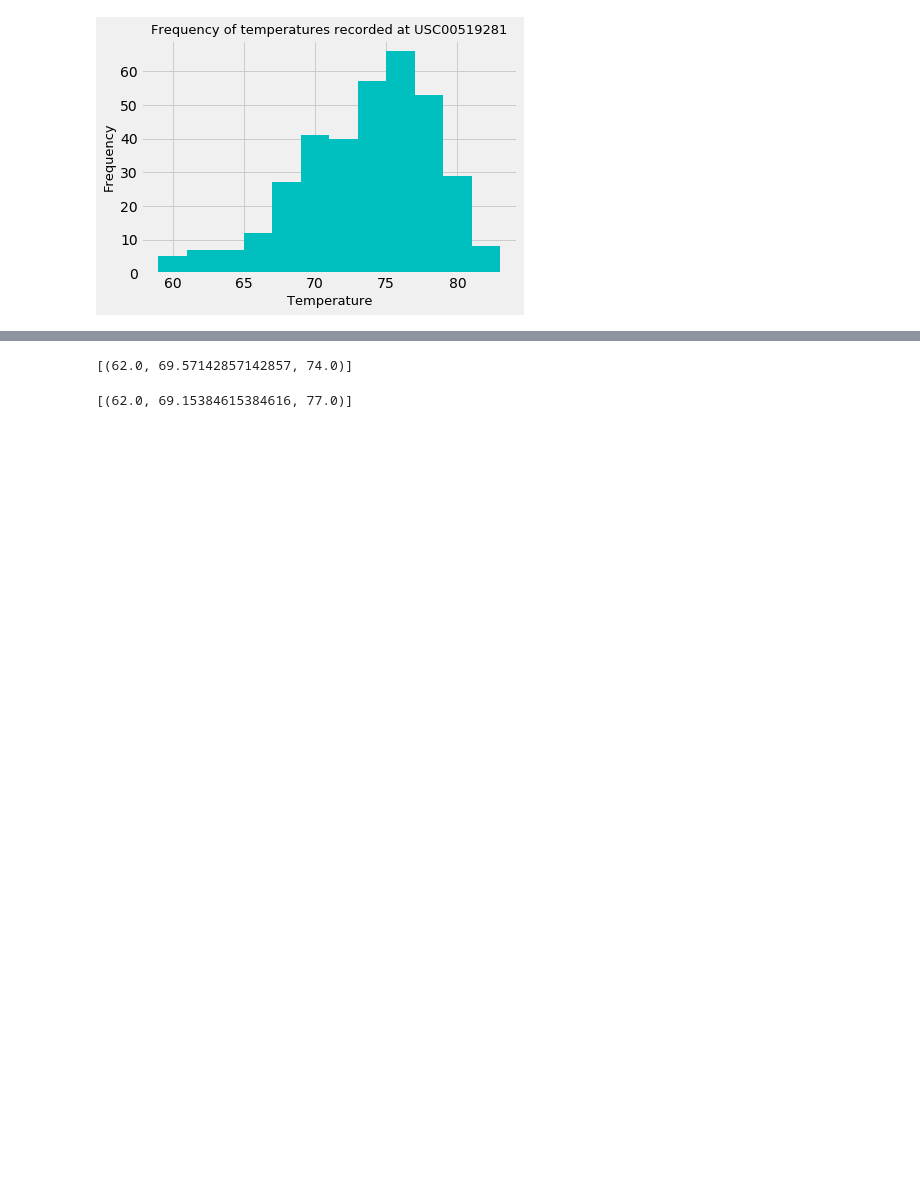
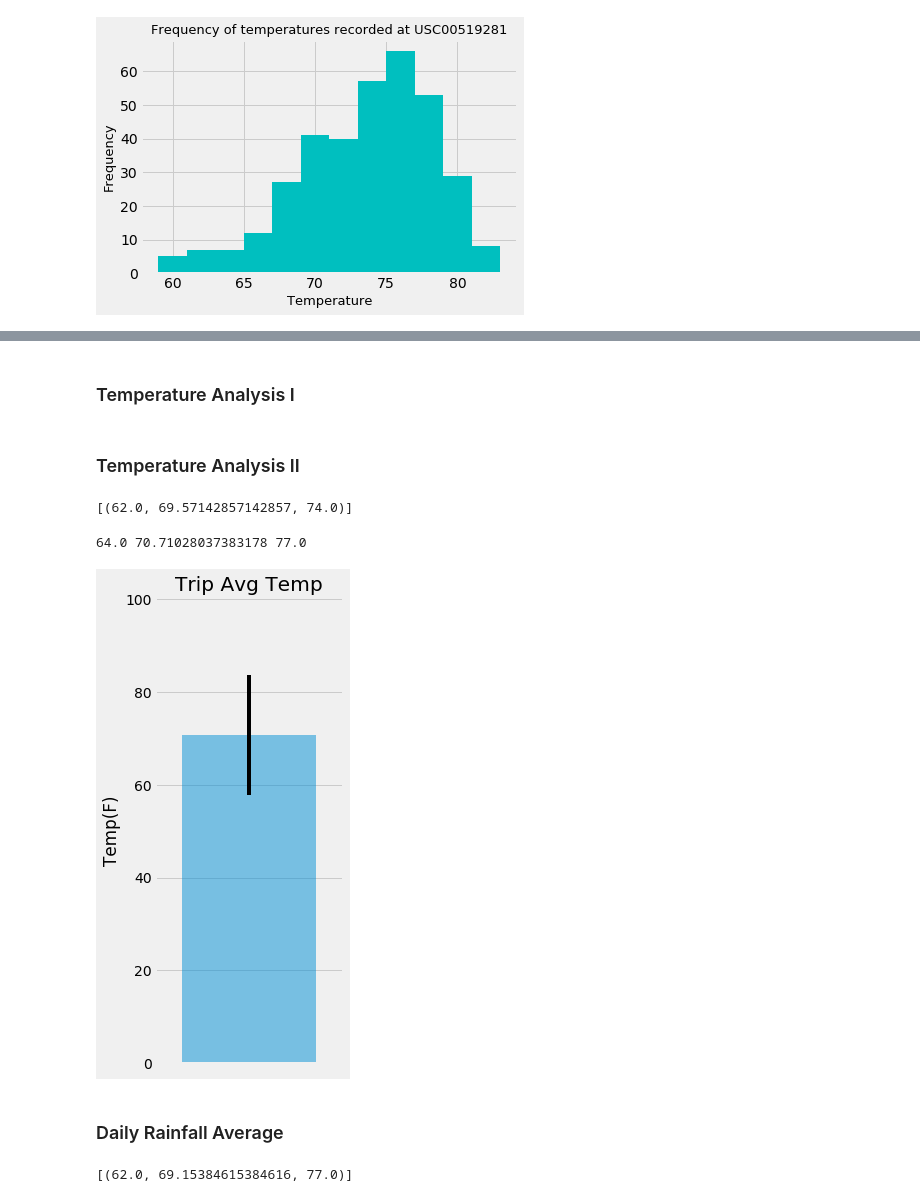
Before and after one commit to keiyaus/sqlalchemy-challenge, a Jupyter notebook: climate_analysis.ipynb, the cells around one changed output, grey strips where cells are left out. Saved outputs shown, nothing was run; the diff lists cells and outputs as text; code cells hidden in the pictures; blank space fills up the shorter version.

Commit message:
Added temp analysis II

```diff
--- a/climate_analysis.ipynb
+++ b/climate_analysis.ipynb
@@ -235,3 +235,7 @@ plt.show()
+# %% [markdown]
+### Temperature Analysis I
+# %% [markdown]
+### Temperature Analysis II
 # %%
 # This function called `calc_temps` will accept start date and end date in the format '%Y-%m-%d'
 # and return the minimum, average, and maximum temperatures for that range of dates
@@ -253,14 +257,39 @@ def calc_temps(start_date, end_date):
 print(calc_temps('2012-02-28', '2012-03-05'))
 # %% [output]
 [(62.0, 69.57142857142857, 74.0)]
+# %%
+# Get previous year's start and end dates of my trip
+prev_start = dt.date(2013, 2, 14) - dt.timedelta(days=365)
+prev_end = dt.date(2013, 2, 27) - dt.timedelta(days=365)
 # %%
-# Use your previous function `calc_temps` to calculate the tmin, tavg, and tmax
-# for your trip using the previous year's data for those same dates.
+# Use function `calc_temps` to calculate the tmin, tavg, and tmax
+# for my trip using the previous year's data for those same dates.
+x, y, z = (calc_temps(prev_start, prev_end))[0]
+print(x, y, z)
+# %% [output]
+64.0 70.71028037383178 77.0
 # %%
 # Plot the results from your previous query as a bar chart.
-# Use "Trip Avg Temp" as your Title
+
+# Use the peak-to-peak (tmax-tmin) value as the y error bar (yerr)
+yerr = z-x
+
 # Use the average temperature for the y value
-# Use the peak-to-peak (tmax-tmin) value as the y error bar (yerr)
+x_pos = 1
+
+fig, ax = plt.subplots(figsize=(3,8))
+ax.bar(x_pos, y,
+       yerr=yerr,
+       align='center',
+       alpha=0.5)
+ax.set_xticks(range(x_pos))
+ax.set_title("Trip Avg Temp")
+ax.set_ylabel("Temp(F)")
+ax.margins(0.2)
+# %% [output]
+[figure, added]
+# %% [markdown]
+### Daily Rainfall Average
 # %%
 # Calculate the total amount of rainfall per weather station for your trip dates using the previous year's matching dates.
 # Sort this in descending order by precipitation amount and list the station, name, latitude, longitude, and elevation
```
Also changed, not shown: parts of 2 cells of this notebook.
